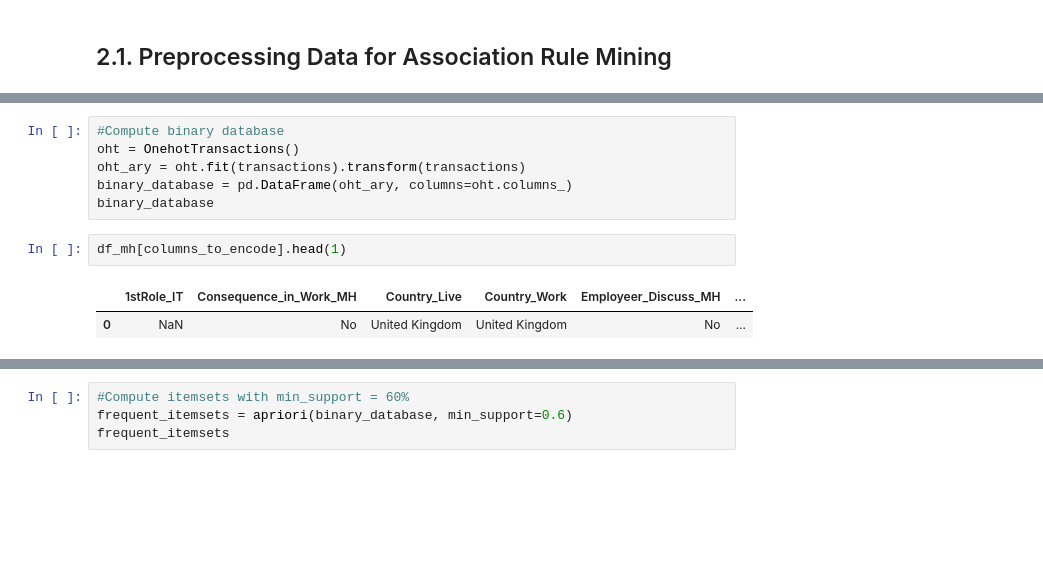
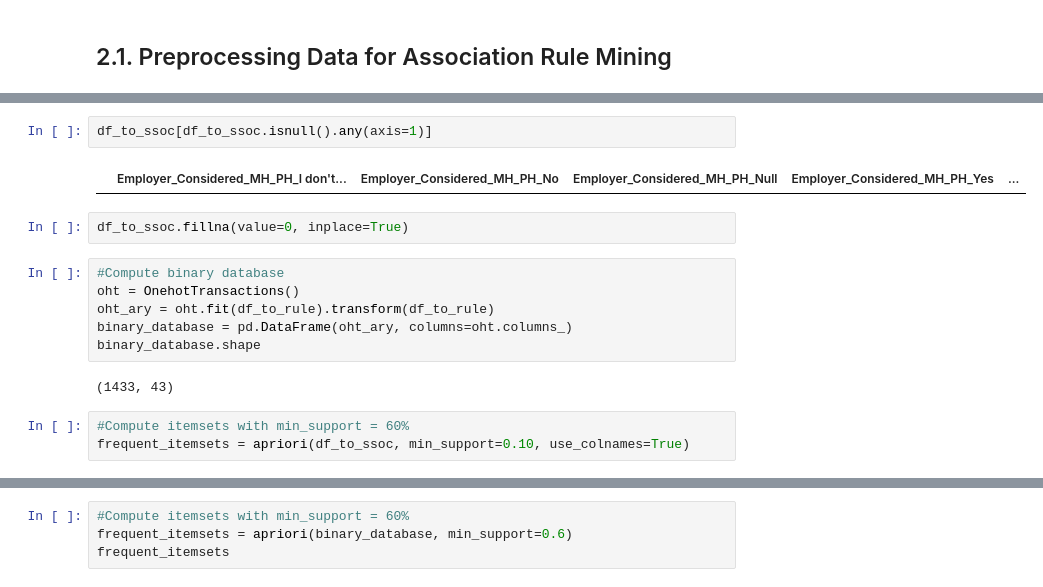
Before and after one commit to flaviacmr/Aprendizagem_Automatica, a Jupyter notebook: AA_201819_Project/AA_201819_Project/AA_201819_Project_FR2.ipynb, the cells around one changed output, grey strips where cells are left out. Drawn from its saved outputs; the diff is of its cells as text; blank space fills up the shorter version.

```diff
--- a/AA_201819_Project/AA_201819_Project/AA_201819_Project_FR2.ipynb
+++ b/AA_201819_Project/AA_201819_Project/AA_201819_Project_FR2.ipynb
@@ -990,11 +934,17 @@ print frequent_itemsets
+# %%
+df_to_ssoc[df_to_ssoc.isnull().any(axis=1)]
+# %% [output]
+|  | Employer_Considered_MH_PH_I don't... | Employer_Considered_MH_PH_No | Employer_Considered_MH_PH_Null | Employer_Considered_MH_PH_Yes | ... |
+# %%
+df_to_ssoc.fillna(value=0, inplace=True)
 # %%
 #Compute binary database
 oht = OnehotTransactions()
-oht_ary = oht.fit(transactions).transform(transactions)
+oht_ary = oht.fit(df_to_rule).transform(df_to_rule)
 binary_database = pd.DataFrame(oht_ary, columns=oht.columns_)
-binary_database
+binary_database.shape
+# %% [output]
+(1433, 43)
-# %%
-df_mh[columns_to_encode].head(1)
-# %% [output]
-|  | 1stRole_IT | Consequence_in_Work_MH | Country_Live | Country_Work | Employeer_Discuss_MH | ... |
-| 0 | NaN | No | United Kingdom | United Kingdom | No | ... |
+# %%
+#Compute itemsets with min_support = 60%
+frequent_itemsets = apriori(df_to_ssoc, min_support=0.10, use_colnames=True)
```
Also changed, not shown: parts of 30 cells of this notebook, 1 other file.
